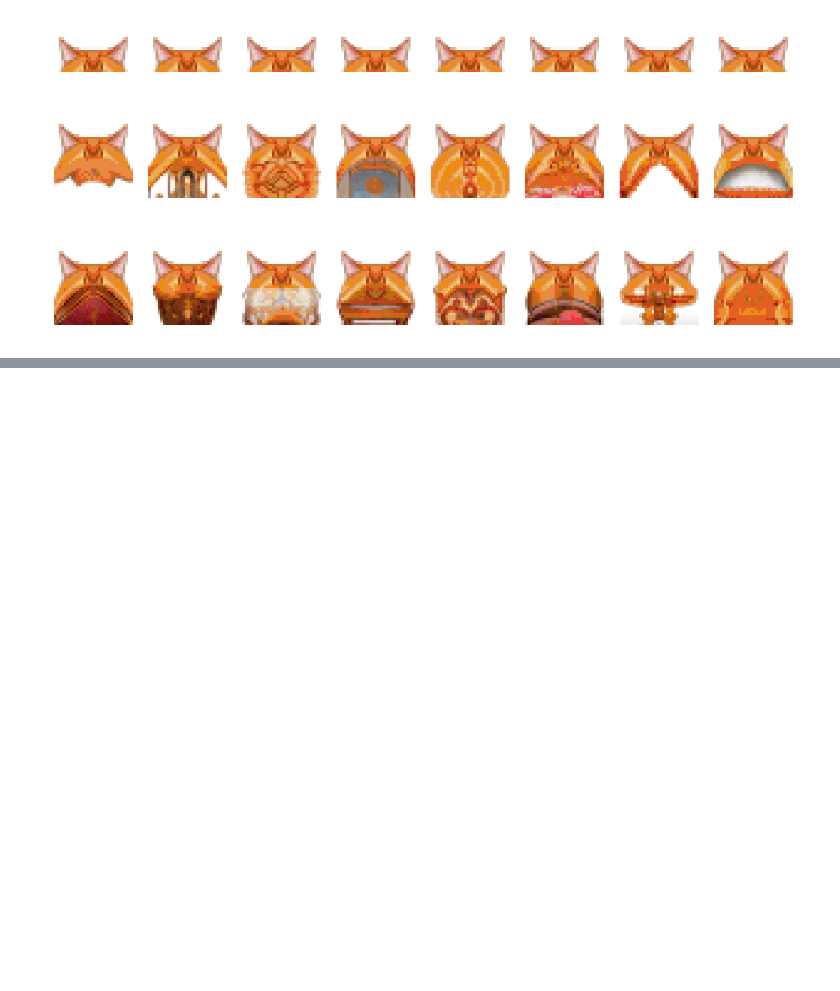
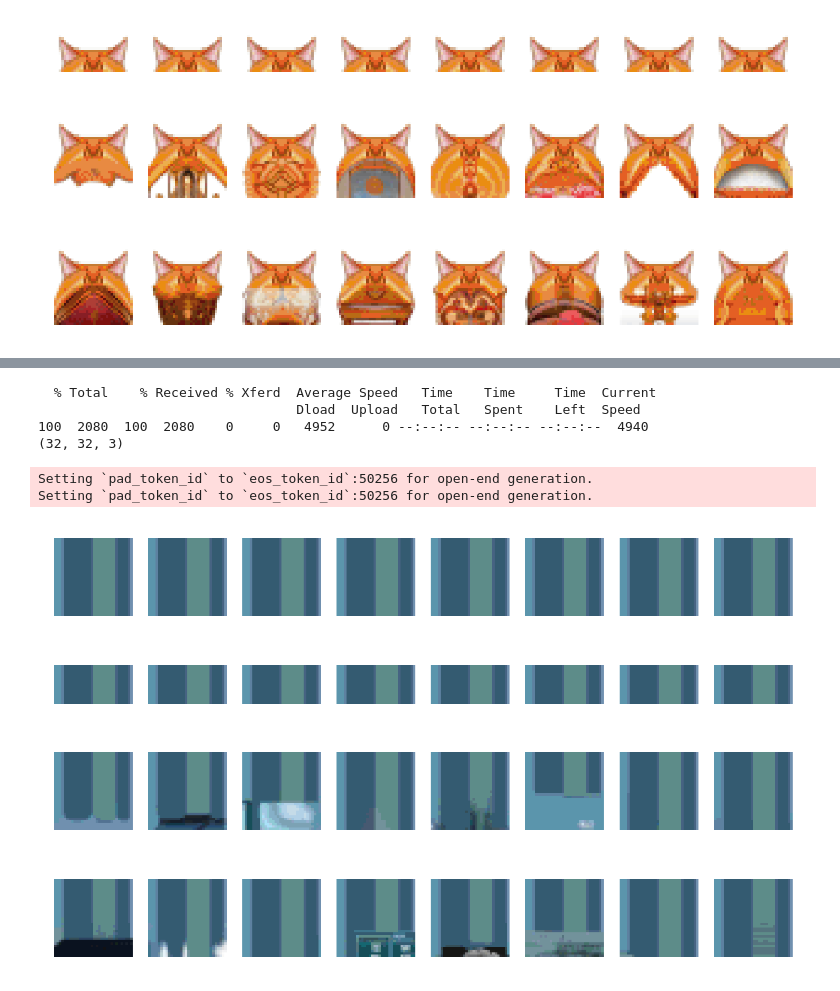
Before and after one commit to beaulima/GAN, a Jupyter notebook: caffe_ml_Transformers_Image_GPT.ipynb, the cells around one changed output, grey strips where cells are left out. Saved outputs shown, nothing was run; the diff lists cells and outputs as text; code cells hidden in the pictures; blank space fills up the shorter version.

```diff
--- a/caffe_ml_Transformers_Image_GPT.ipynb
+++ b/caffe_ml_Transformers_Image_GPT.ipynb
@@ -486,0 +487,28 @@ Setting `pad_token_id` to `eos_token_id`:50256 for open-end generation.
+# %%
+#get images
+!curl http://www.sweethome3d.com/textures/eteks-scopia/vertical_blue_lines.png > img.png
+img_np0 = cv2.imread("img.png")[0:32,0:32,:]
+print(img_np0.shape)
+# %% [output]
+  % Total    % Received % Xferd  Average Speed   Time    Time     Time  Current
+                                 Dload  Upload   Total   Spent    Left  Speed
+100  2080  100  2080    0     0   4952      0 --:--:-- --:--:-- --:--:--  4940
+(32, 32, 3)
+# %%
+x = np.zeros((bs,n_px,n_px,3),dtype=np.uint8)
+
+for n,image_path in enumerate(image_paths): # reads an image in the BGR format
+  img_np = cv2.cvtColor(img_np0, cv2.COLOR_BGR2RGB)   # BGR -> RGB
+  H,W,C = img_np.shape
+  D = min(H,W)
+  img_np = img_np[:D,:D,:C] #get square piece of image
+  x[n] = cv2.resize(img_np,dim, interpolation = cv2.INTER_AREA) #resize to n_px by n_px
+
+image_gpt_process(x, ntimes=2,n_px_crop=16)
+# %% [output]
+Setting `pad_token_id` to `eos_token_id`:50256 for open-end generation.
+Setting `pad_token_id` to `eos_token_id`:50256 for open-end generation.
+[figure, added]
+[figure, added]
+[figure, added]
+[figure, added]
```
Also changed, not shown: parts of 3 cells of this notebook.
